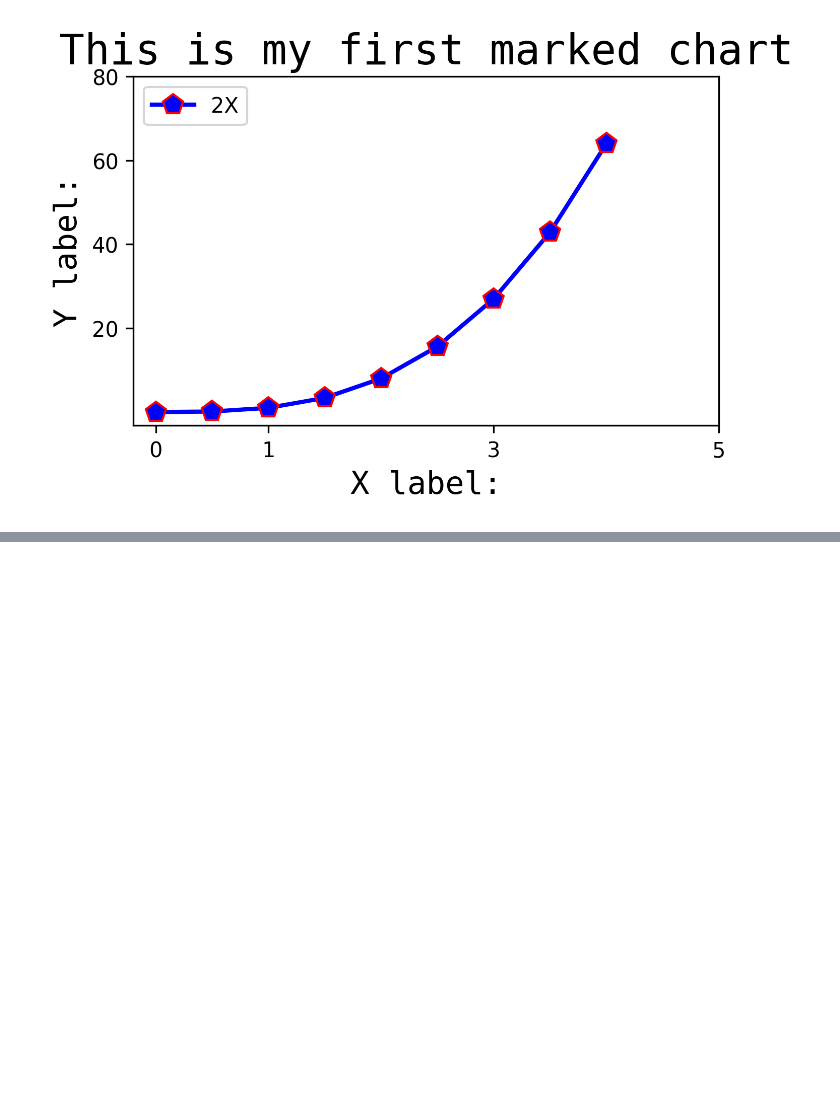
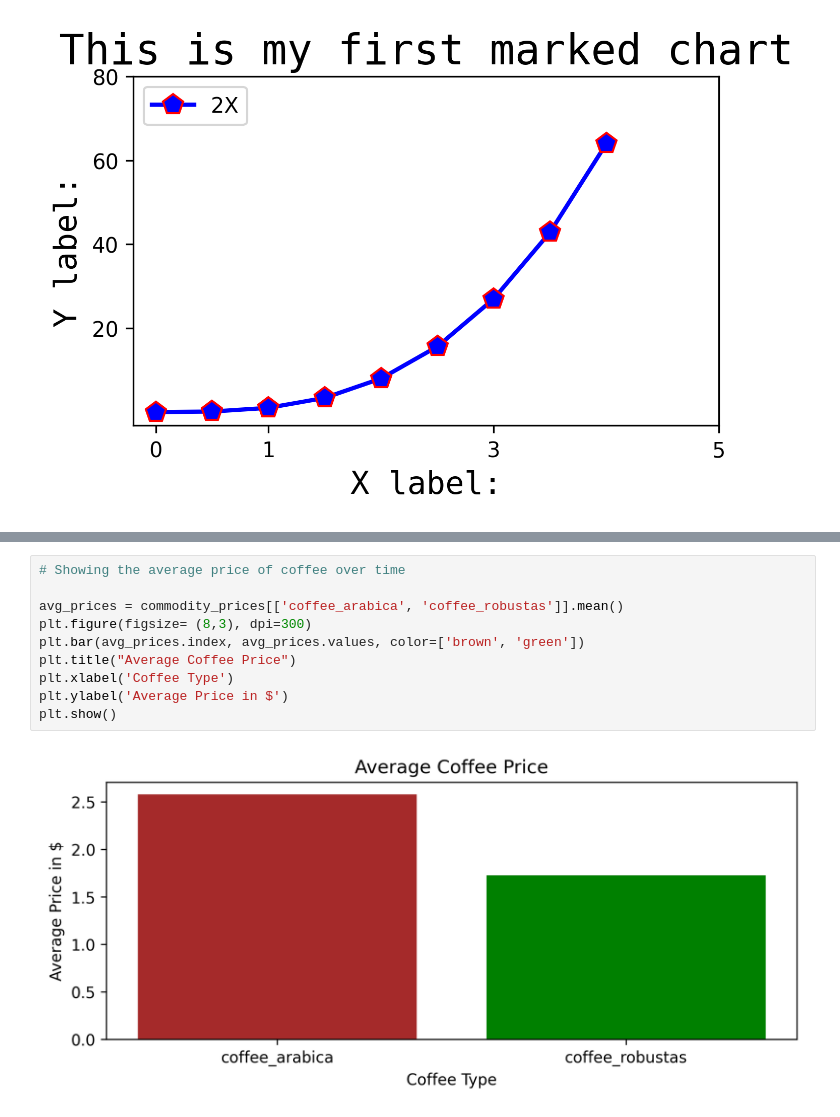
Before and after one commit to dev-paplix/pds-gx, a Jupyter notebook: charts_visualizations.ipynb, the cells around one changed output, grey strips where cells are left out. Drawn from its saved outputs; the diff is of its cells as text; blank space fills up the shorter version.

```diff
--- a/charts_visualizations.ipynb
+++ b/charts_visualizations.ipynb
@@ -52,0 +119,12 @@ plt.show()
+# %%
+# Showing the average price of coffee over time
+
+avg_prices = commodity_prices[['coffee_arabica', 'coffee_robustas']].mean()
+plt.figure(figsize= (8,3), dpi=300)
+plt.bar(avg_prices.index, avg_prices.values, color=['brown', 'green'])
+plt.title("Average Coffee Price")
+plt.xlabel('Coffee Type')
+plt.ylabel('Average Price in $')
+plt.show()
+# %% [output]
+[figure, added]
```
Also changed, not shown: parts of 9 cells of this notebook.
